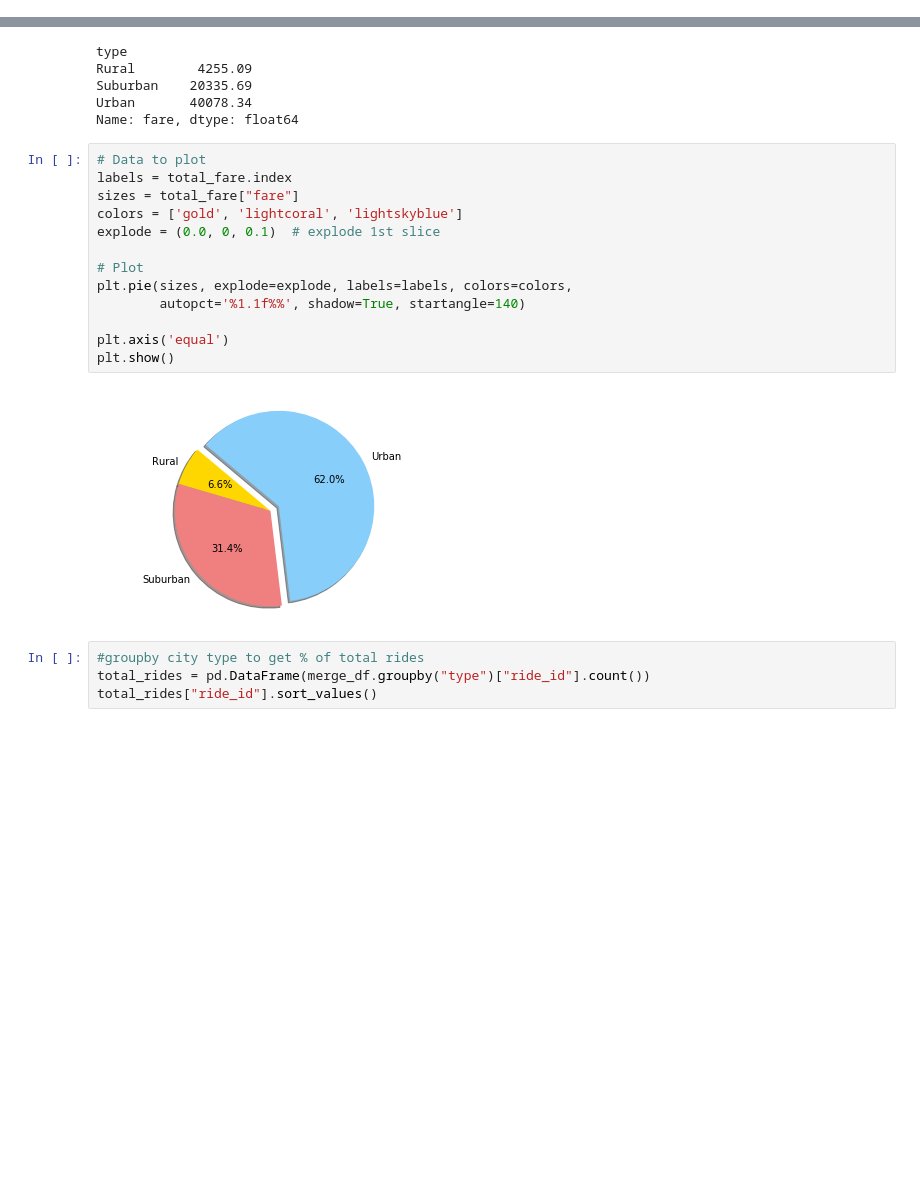
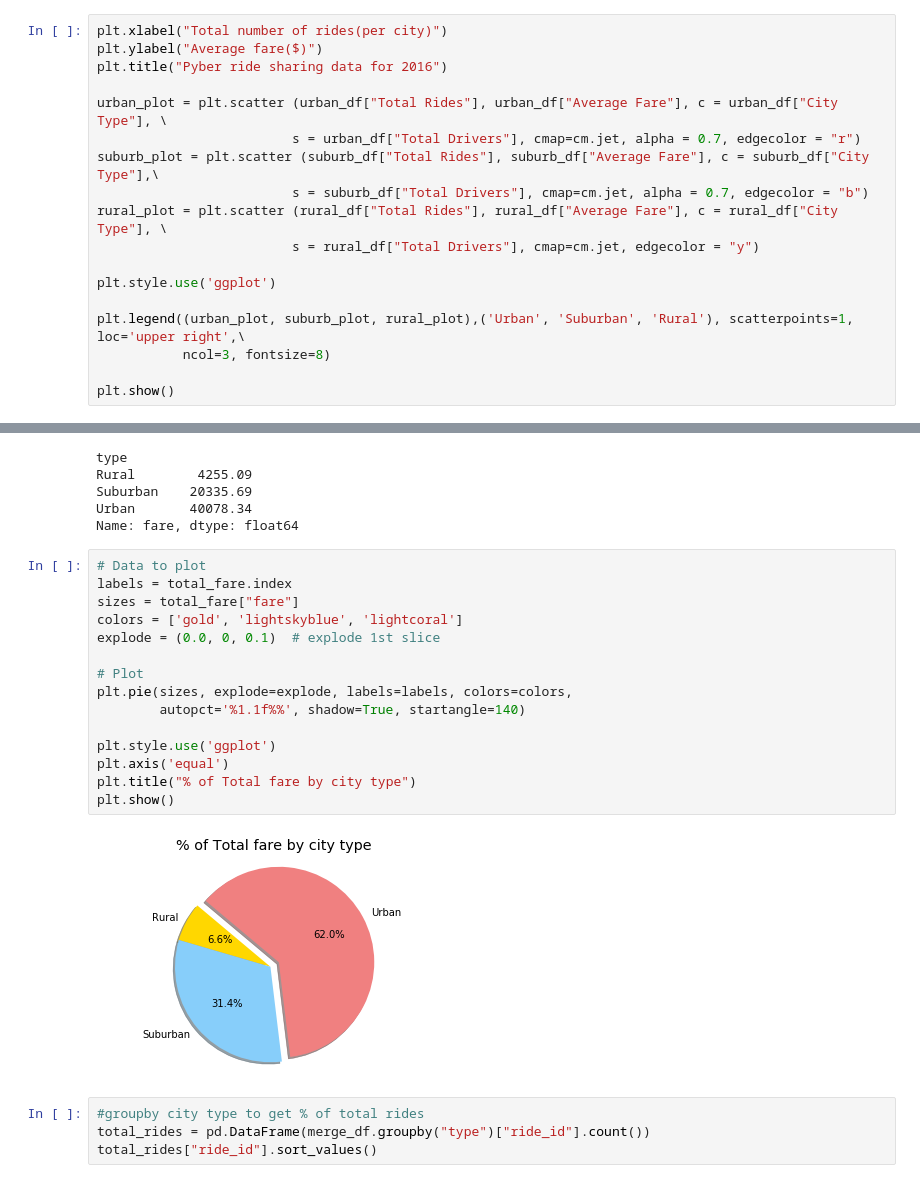
Before and after one commit to malachira/matplotlib, a Jupyter notebook: Pyber.ipynb, the cells around one changed output, grey strips where cells are left out. Saved outputs shown, nothing was run; the diff lists cells and outputs as text; blank space fills up the shorter version.

```diff
--- a/Pyber.ipynb
+++ b/Pyber.ipynb
@@ -94,0 +125,18 @@ plt.show()
+# %%
+plt.xlabel("Total number of rides(per city)")
+plt.ylabel("Average fare($)")
+plt.title("Pyber ride sharing data for 2016")
+
+urban_plot = plt.scatter (urban_df["Total Rides"], urban_df["Average Fare"], c = urban_df["City Type"], \
+                         s = urban_df["Total Drivers"], cmap=cm.jet, alpha = 0.7, edgecolor = "r")
+suburb_plot = plt.scatter (suburb_df["Total Rides"], suburb_df["Average Fare"], c = suburb_df["City Type"],\
+                         s = suburb_df["Total Drivers"], cmap=cm.jet, alpha = 0.7, edgecolor = "b")
+rural_plot = plt.scatter (rural_df["Total Rides"], rural_df["Average Fare"], c = rural_df["City Type"], \
+                         s = rural_df["Total Drivers"], cmap=cm.jet, edgecolor = "y")
+
+plt.style.use('ggplot')
+
+plt.legend((urban_plot, suburb_plot, rural_plot),('Urban', 'Suburban', 'Rural'), scatterpoints=1, loc='upper right',\
+           ncol=3, fontsize=8)
+
+plt.show()
@@ -105,18 +160,20 @@ Name: fare, dtype: float64
 # %%
 # Data to plot
 labels = total_fare.index
 sizes = total_fare["fare"]
-colors = ['gold', 'lightcoral', 'lightskyblue']
+colors = ['gold', 'lightskyblue', 'lightcoral']
 explode = (0.0, 0, 0.1)  # explode 1st slice
 
 # Plot
 plt.pie(sizes, explode=explode, labels=labels, colors=colors,
         autopct='%1.1f%%', shadow=True, startangle=140)
 
+plt.style.use('ggplot')
 plt.axis('equal')
+plt.title("% of Total fare by city type")
 plt.show()
 # %% [output]
-[figure, old version]
+[figure, new version]
 # %%
 #groupby city type to get % of total rides
 total_rides = pd.DataFrame(merge_df.groupby("type")["ride_id"].count())
```
Also changed, not shown: parts of 21 cells of this notebook, 7 other files.
